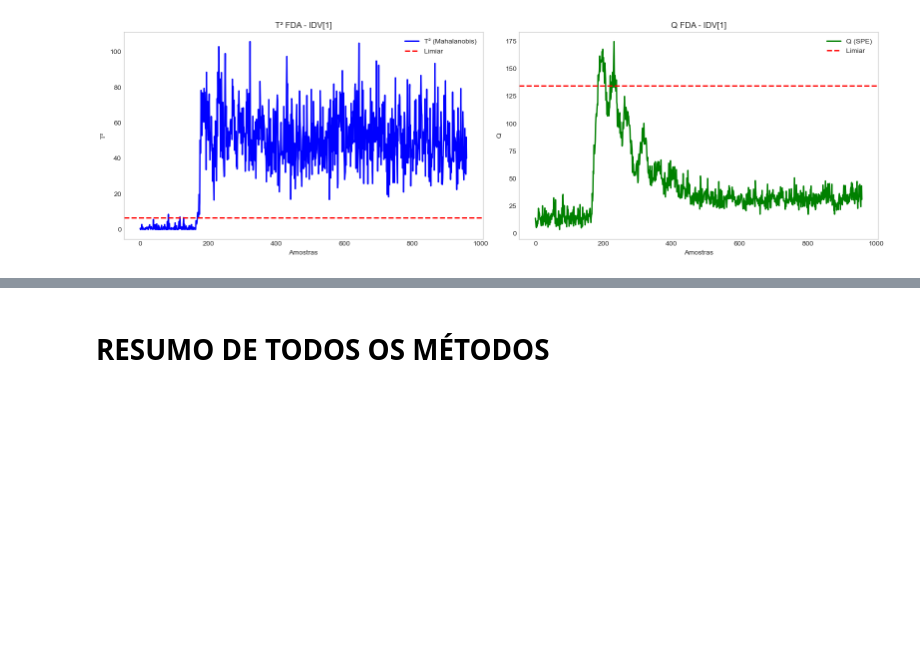
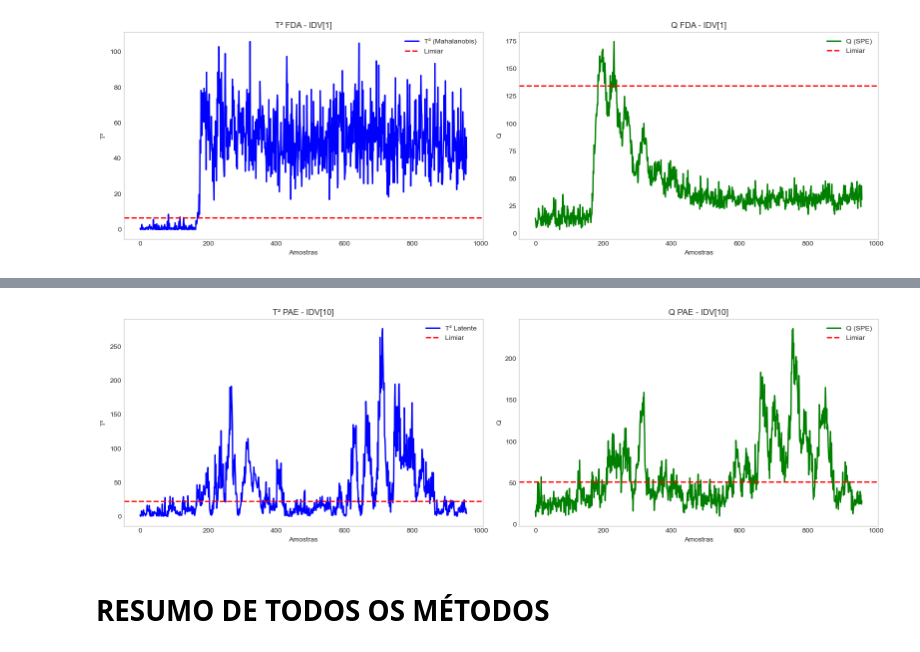
Before and after one commit to SauloJose/SistemasInteligentes2026, a Jupyter notebook: Atividade 3 - Identificação de Falhas/DiagnosticoProblema.ipynb, the cells around one changed output, grey strips where cells are left out. Saved outputs shown, nothing was run; the diff lists cells and outputs as text; code cells hidden in the pictures; blank space fills up the shorter version.

```diff
--- a/Atividade 3 - Identificação de Falhas/DiagnosticoProblema.ipynb
+++ b/Atividade 3 - Identificação de Falhas/DiagnosticoProblema.ipynb
@@ -2681,3 +3002,7 @@ Para este trabalho, treinamos o FDA com rótulos binários (operação normal vs
+# %%
+pae_monitor.plot_statistics(T2_for_fault_pae, Q_for_fault_pae, id=10)
+# %% [output]
+[figure, added]
 # %% [markdown]
 # RESUMO DE TODOS OS MÉTODOS
 # %% [markdown]
```
Also changed, not shown: parts of 11 cells of this notebook, 28 other files.
